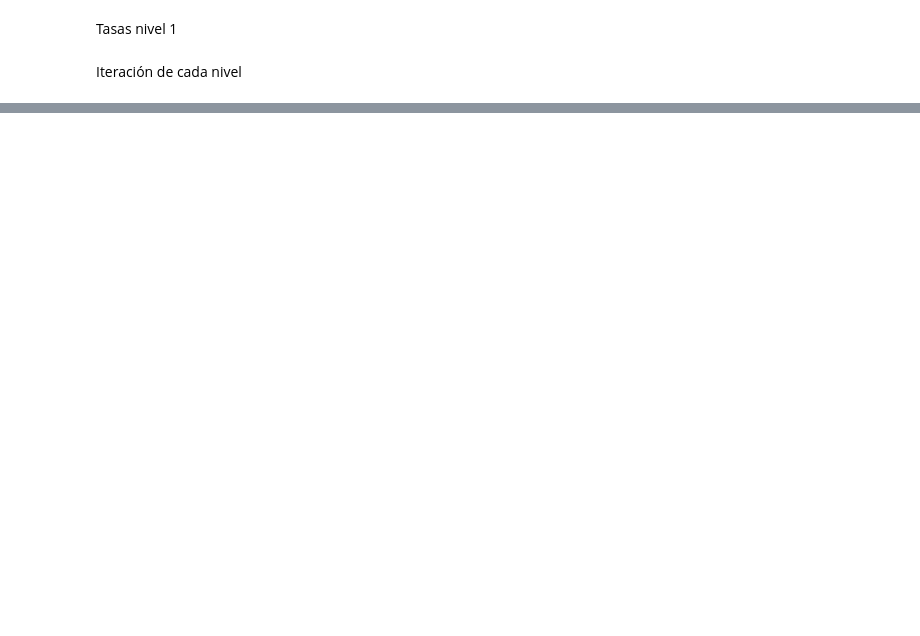
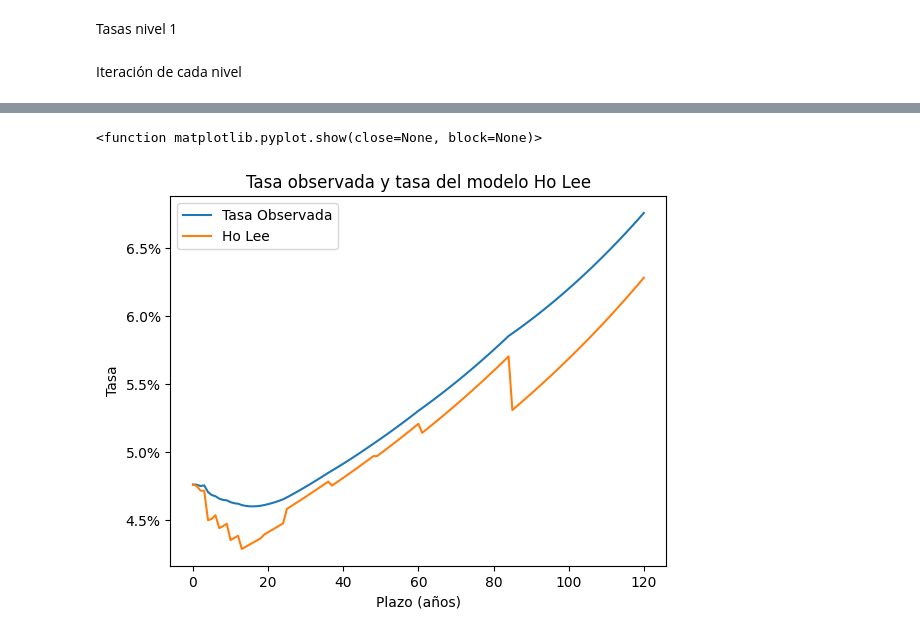
Before and after one commit to vgalfaro/capstone, a Jupyter notebook: holee.ipynb, the cells around one changed output, grey strips where cells are left out. Drawn from its saved outputs; the diff is of its cells as text; code cells hidden in the pictures; blank space fills up the shorter version.

```diff
--- a/holee.ipynb
+++ b/holee.ipynb
@@ -106,0 +212,4 @@ plot_ho_lee_lattice(r, 1)
+# %%
+rt = (1/P[:len(mu)]-1)*360/(30*np.array([i for i in range(N+1)]))
+rt[0]= 0.04761
+rt
@@ -106,0 +230,13 @@ plot_ho_lee_lattice(r, 1)
+# %%
+x = np.array([i for i in range(N+1)])
+plt.plot(x, rt*100, label= "Tasa Observada")
+plt.plot(x, mu*100, label= "Ho Lee")
+plt.title("Tasa observada y tasa del modelo Ho Lee")
+plt.xlabel("Plazo (años)")
+plt.ylabel("Tasa")
+plt.gca().yaxis.set_major_formatter(PercentFormatter(xmax=100, decimals=1))
+plt.legend()
+plt.show
+# %% [output]
+<function matplotlib.pyplot.show(close=None, block=None)>
+[figure, added]
```
Also changed, not shown: parts of 22 cells of this notebook, 5 other files.
